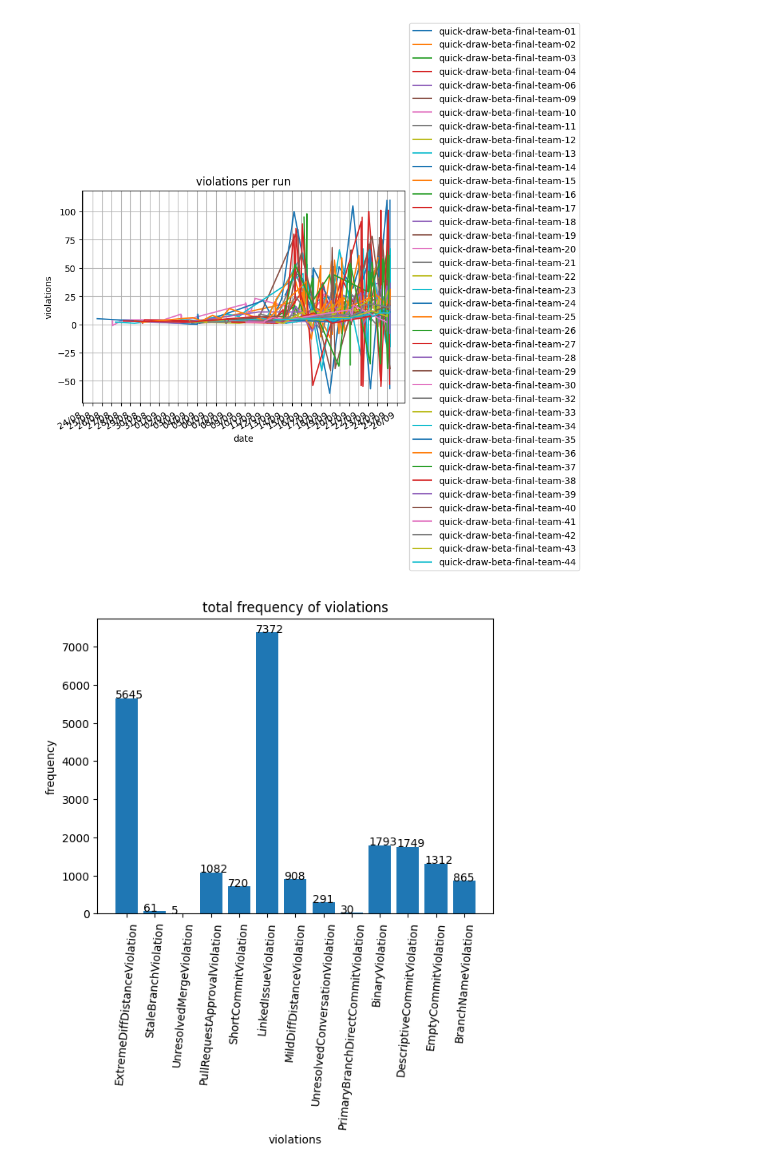
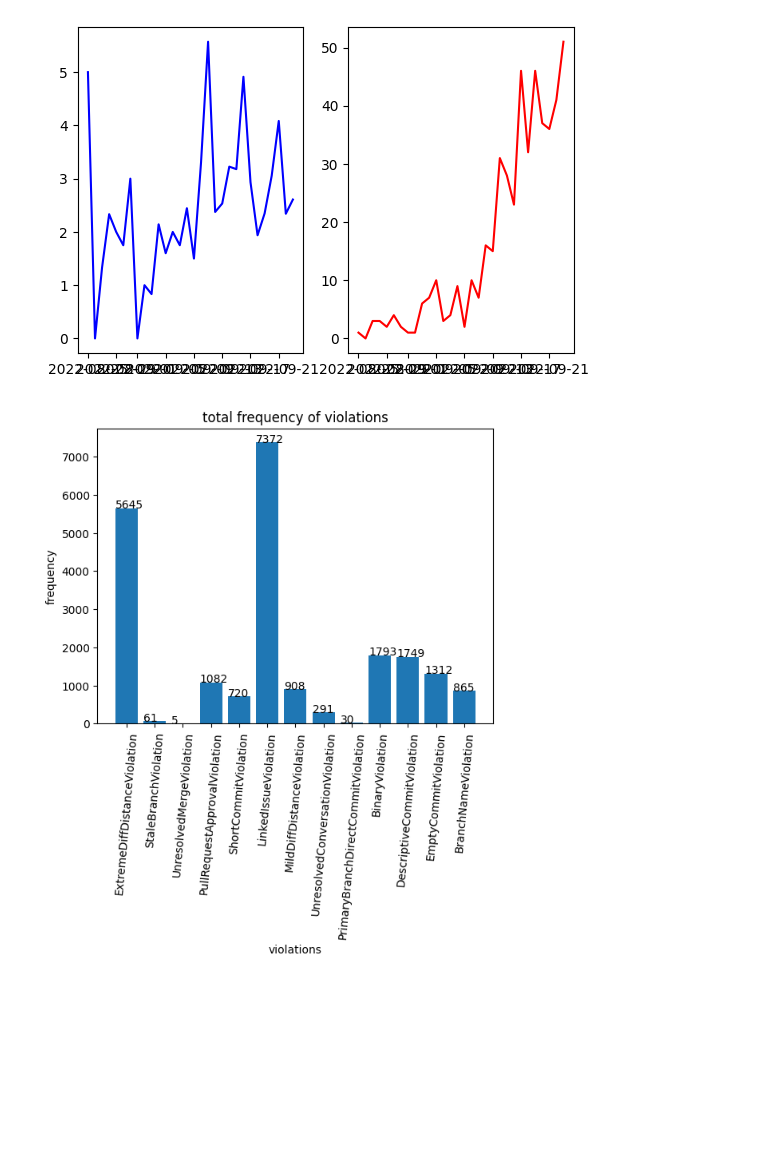
Before and after one commit to Git-Gopher/go-gopher, a Jupyter notebook: notebooks/logs.ipynb, the cells around one changed output. Cells and saved outputs as stored; diff of their text form; code cells hidden in the pictures; blank space fills up the shorter version.

Commit message:
average violatiosn per group over time with contribs

```diff
--- a/notebooks/logs.ipynb
+++ b/notebooks/logs.ipynb
@@ -150,42 +151,95 @@ acc2(data)
 # %%
-plt.title("violations per run")
-plt.xlabel("date")
-plt.ylabel("violations")
+plt.title("Average Violations Per Run")
+plt.xlabel("Date (dd/mm)")
+plt.ylabel("Violations")
 plt.gca().xaxis.set_major_formatter(mdates.DateFormatter("%d/%m"))
 plt.gca().xaxis.set_major_locator(mdates.DayLocator())
 plt.gcf().autofmt_xdate()
 plt.grid(True)
 
 # logs are "accumulative" violations (ie: all violations that exist within the project.
 # instead plot as "new" violations per GHA run
+# sliding window of average vioaltions per run between (day to day)
 def violationsPerRun(data):
-    ds = defaultdict(list)  # date
-    vs = defaultdict(list)  # violations
-
+    # name => [(date, violations)]
+    groups = defaultdict(list)
     for x in data:
         date = dateutil.parser.isoparse(x["date"])
         # time field only became available later but is more accurate
         if "Time" in x:
-            ds[x["name"]].append(x["Time"])
-        else:
-            ds[x["name"]].append(date)
-        vs[x["name"]].append(len(x["violations"]))
+            date = dateutil.parser.isoparse(x["Time"])
 
-    for k in ds.keys():
-        violations = vs[k]
-        if len(violations) == 1:
-            continue
-        for i in range(1, len(violations)):
-            violations[i] -= violations[i - 1]
-        vs[k] = violations
-        plt.plot(ds[k], vs[k], label=k)
+        violations = x["violations"]
+        # remove binary biolation as it was very broken at a point
+        violations = list(
+            filter(lambda x: x["Name"] not in ["BinaryViolation"], violations)
+        )
+        groupName = x["name"]
+        groups[groupName].append(
+            (date, len(violations))
+        )  # group => (date, len violations)
 
-    plt.legend(loc="center left", bbox_to_anchor=(1, 0.5))
+    # sort each of the data points by date
+    for k in groups.keys():
+        groups[k] = list(sorted(groups[k], key=lambda x: x[0]))
 
+    # convert to average instead of accumulated
+    for k in groups.keys():
+        vs = groups[k]
+        prev_raw = vs[0][1]
+        for i in range(1, len(vs)):
+            save = vs[i][1]
+            vs[i] = (vs[i][0], vs[i][1] - prev_raw)
+            prev_raw = save
+
+        groups[k] = vs
+
+    # find min and max date
+    dates = []
+    for (k, ds) in groups.items():
+        for (d, v) in ds:
+            dates.append(d)
+
+    maxDate = max(d for d in dates if isinstance(d, dt.date))
+    minDate = min(d for d in dates if isinstance(d, dt.date))
+
+    # round to nearest day start
+    minDate = minDate.replace(hour=0, minute=0, second=0, microsecond=0)
+    maxDate = maxDate.replace(hour=0, minute=0, second=0, microsecond=0)
+
+    # range of dates monotomically increasing by day value
+    dr = date_range(minDate, maxDate)
+
+    xs = []
+    ys = []
+
+    total_contribs = []
+    for i in range(0, len(dr) - 2):
+        lower = dr[i]
+        upper = dr[i + 1]
+
+        vs = []
+        # find all dates between update and lower range
+        for (gn, ds) in groups.items():
+            for k, no in ds:
+                if lower <= k <= upper:
+                    vs.append(no)
+
+        total_contribs.append(len(vs))
+        # can't mean empty arrays, hardcode days with no contribs to [0] (zero mean)
+        vs = vs if vs != [] else [0]
+
+        ys.append(mean(vs))
+        xs.append(lower)
+
+    plt.subplot(1, 2, 1)
+    plt.plot(xs, ys, c="blue")
+    plt.subplot(1, 2, 2)
+    plt.plot(xs, total_contribs, c="red")
 
 violationsPerRun(data)
 # %% [output]
-[figure, old version]
+[figure, new version]
 # %%
 plt.title("total frequency of violations")
 plt.xlabel("violations")
```
Also changed, not shown: parts of 1 cell of this notebook.
